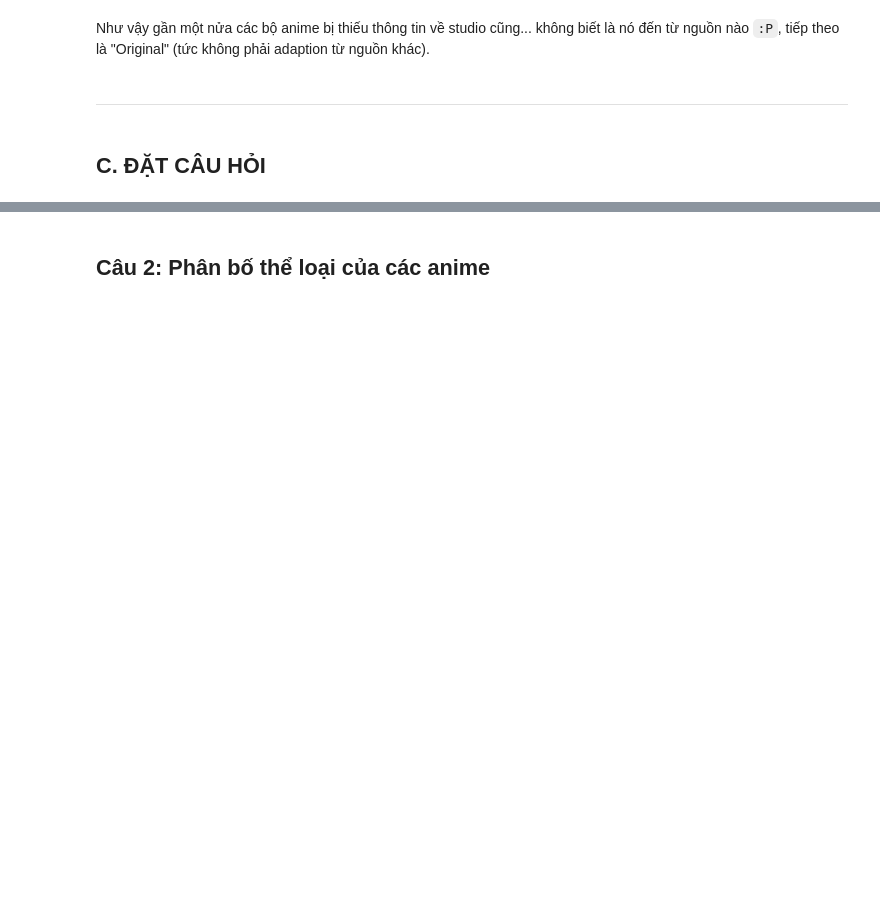
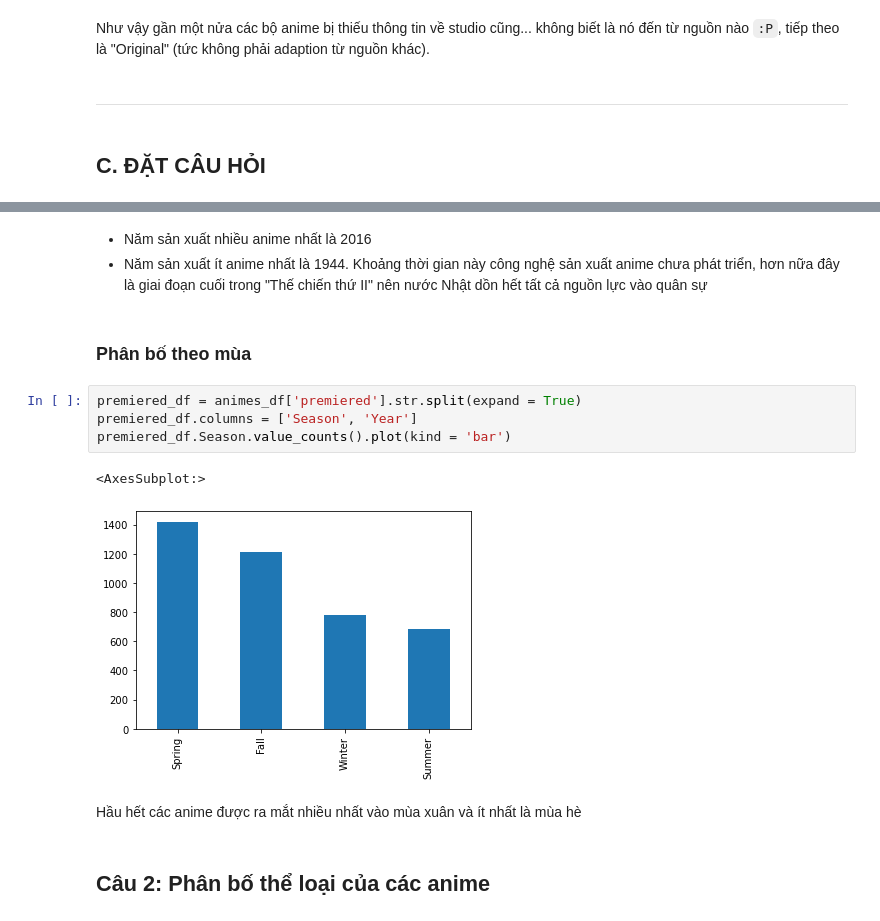
Before and after one commit to hungngocphat01/HCMUS-IntroDataSc-FinalProj, a Jupyter notebook: FINAL.ipynb, the cells around one changed output, grey strips where cells are left out. Cells and saved outputs as stored; diff of their text form; blank space fills up the shorter version.

```diff
--- a/FINAL.ipynb
+++ b/FINAL.ipynb
@@ -644,2 +680,16 @@ Như vậy gần một nửa các bộ anime bị thiếu thông tin về studio
+# %% [markdown]
+- Năm sản xuất nhiều anime nhất là 2016
+- Năm sản xuất ít anime nhất là 1944. Khoảng thời gian này công nghệ sản xuất anime chưa phát triển, hơn nữa đây là giai đoạn cuối trong "Thế chiến thứ II" nên nước Nhật dồn hết tất cả nguồn lực vào quân sự
+# %% [markdown]
+### Phân bố theo mùa
+# %%
+premiered_df = animes_df['premiered'].str.split(expand = True)
+premiered_df.columns = ['Season', 'Year']
+premiered_df.Season.value_counts().plot(kind = 'bar')
+# %% [output]
+<AxesSubplot:>
+[figure, added]
+# %% [markdown]
+Hầu hết các anime được ra mắt nhiều nhất vào mùa xuân và ít nhất là mùa hè
 # %% [markdown]
 ## Câu 2: Phân bố thể loại của các anime
```
Also changed, not shown: parts of 16 cells of this notebook.
